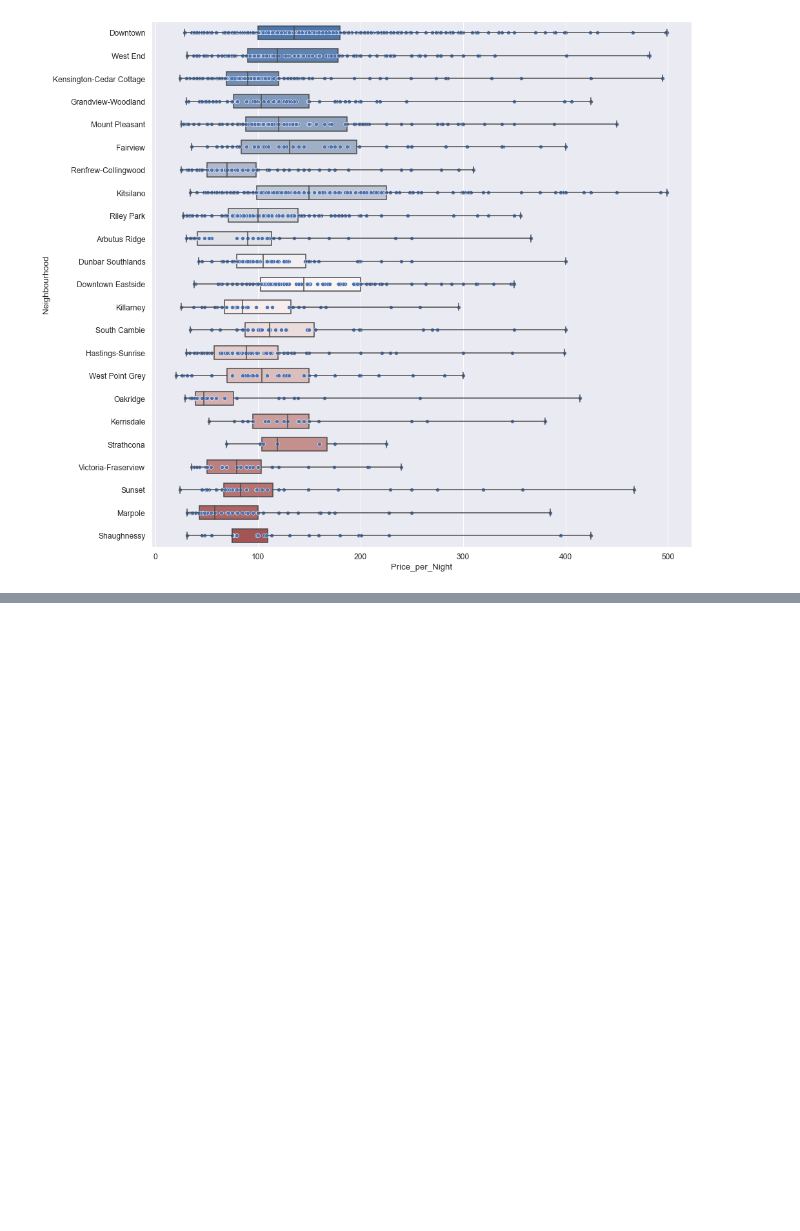
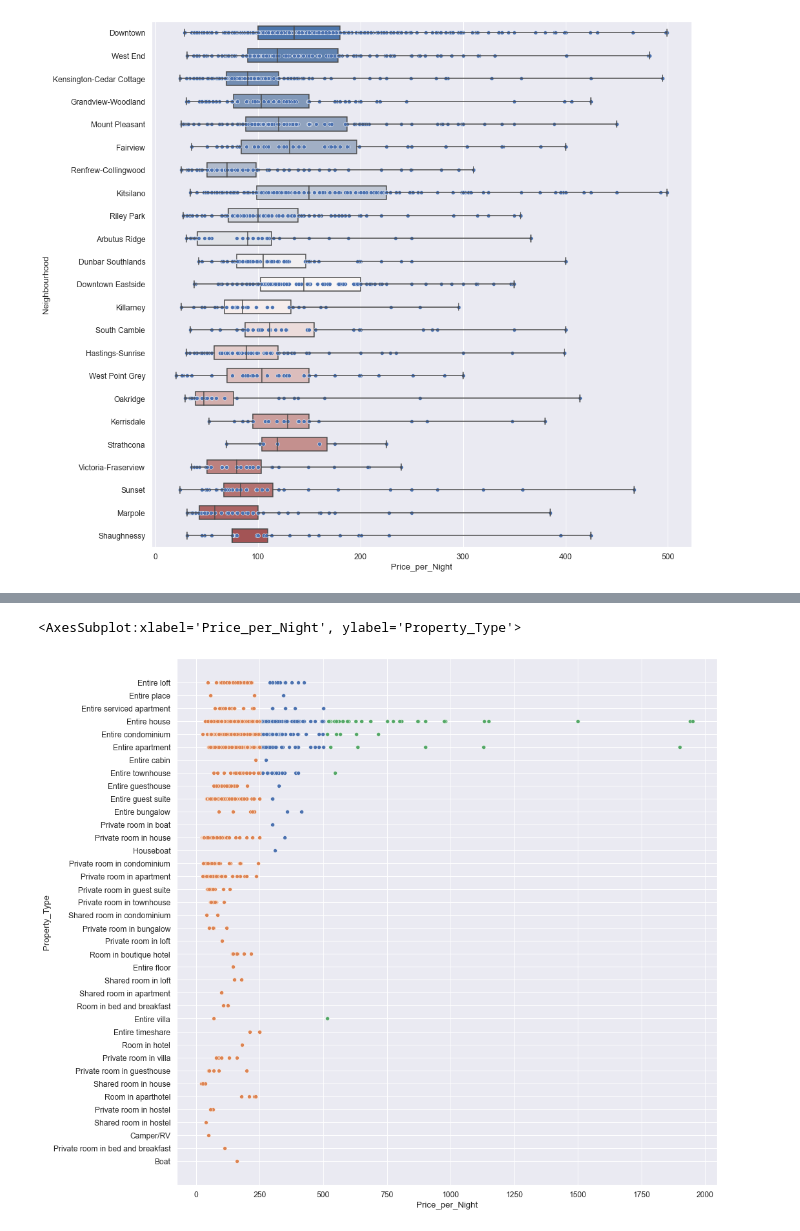
Before and after one commit to data301-2021-summer2/project-group8-project, a Jupyter notebook: analysis/Ahmad Jamal/scriptRunner.ipynb, the cells around one changed output, grey strips where cells are left out. Saved outputs shown, nothing was run; the diff lists cells and outputs as text; code cells hidden in the pictures; blank space fills up the shorter version.

```diff
--- a/analysis/Ahmad Jamal/scriptRunner.ipynb
+++ b/analysis/Ahmad Jamal/scriptRunner.ipynb
@@ -111,0 +112,20 @@ sns.barplot(y=df2["Neighbourhood"].value_counts().index, x=df2["Neighbourhood"].
+# %%
+df3 = df[(df["Price_per_Night"] > 250) & (df["Price_per_Night"] < 500)]
+df4 = df.loc[lambda row: row["Price_per_Night"] < 250 ]
+df5 = df.loc[lambda row: row["Price_per_Night"] > 500]
+
+pd.DataFrame(df3).reset_index()
+pd.DataFrame(df4).reset_index()
+pd.DataFrame(df5).reset_index()
+
+sns.scatterplot(y="Property_Type", x="Price_per_Night", data=df3)
+sns.scatterplot(y="Property_Type", x="Price_per_Night", data=df4)
+sns.scatterplot(y="Property_Type", x="Price_per_Night", data=df5)
+
+# Plotting three scatterplots for various price points, we see that certain properties have much higher price ranges than others
+# These include Entire houses, Entire condos, Entire aprtments, usually entire properties which makes sense since most people
+# including msyelf prefer privacy and are willing to pay extra price if the difference isn't that much
+# But other factors like size of property, amenities can also be involved
+# %% [output]
+<AxesSubplot:xlabel='Price_per_Night', ylabel='Property_Type'>
+[figure, added]
```
Also changed, not shown: parts of 1 cell of this notebook.
